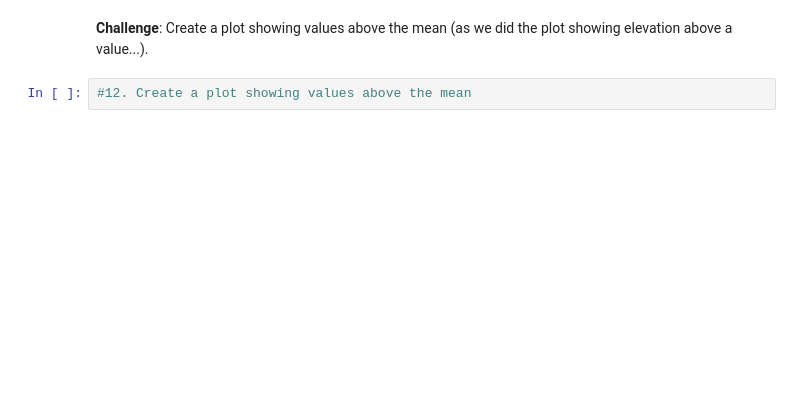
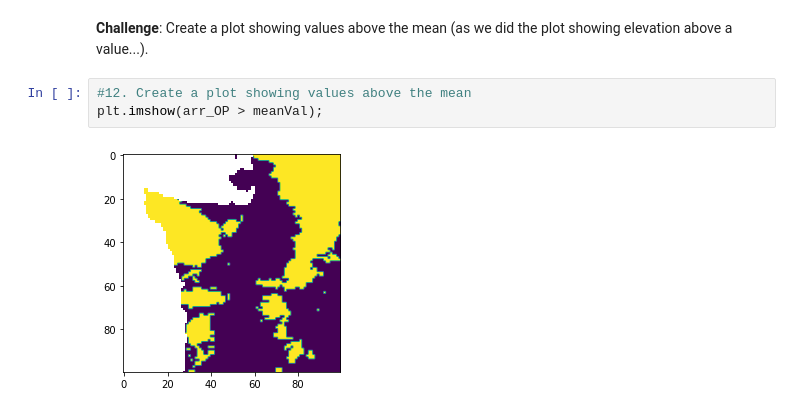
Before and after one commit to gballardo23/ProblemSet5, a Jupyter notebook: 1_Numpy/2-Numpy_Raster.ipynb, the cells around one changed output. Drawn from its saved outputs; the diff is of its cells as text; blank space fills up the shorter version.

```diff
--- a/1_Numpy/2-Numpy_Raster.ipynb
+++ b/1_Numpy/2-Numpy_Raster.ipynb
@@ -84,3 +104,6 @@ meanVal
 **Challenge**: Create a plot showing values above the mean (as we did the plot showing elevation above a value...).
 # %%
 #12. Create a plot showing values above the mean
+plt.imshow(arr_OP > meanVal);
+# %% [output]
+[figure, added]
```
Also changed, not shown: parts of 9 cells of this notebook.
